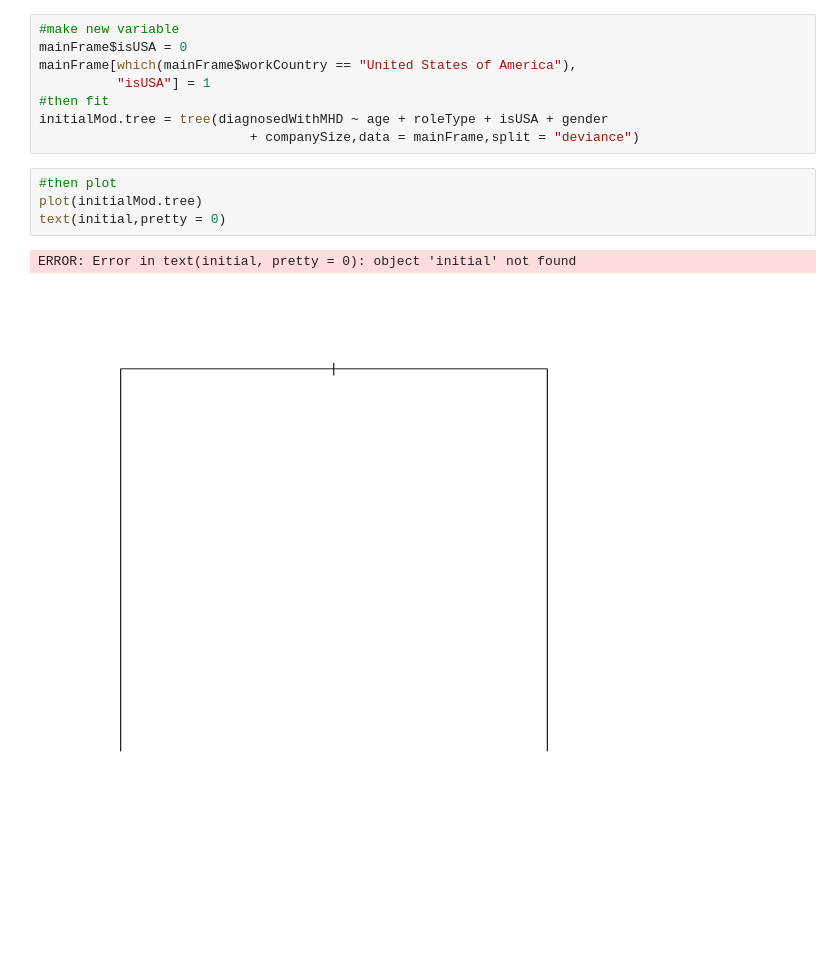
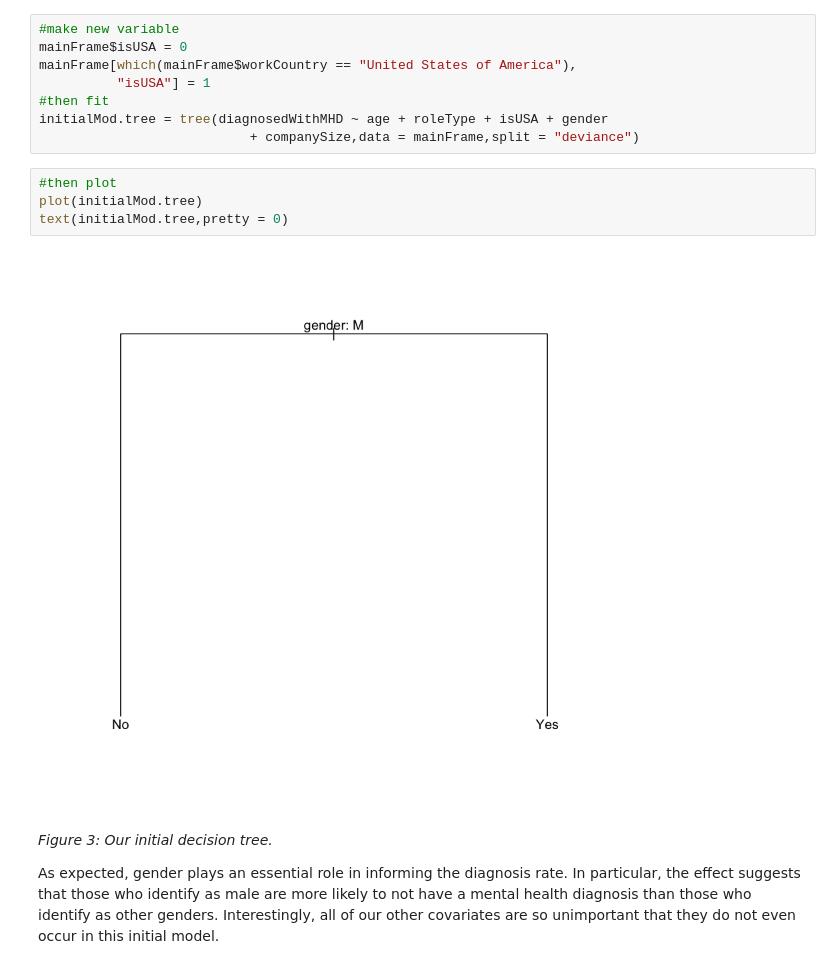
Before and after one commit to PLBMR/mentalHealthDataAnalysis, a Jupyter notebook: osmiMentalHealthInTech/analysis/modelSelection.ipynb, the cells around one changed output. Drawn from its saved outputs; the diff is of its cells as text; blank space fills up the shorter version.

```diff
--- a/osmiMentalHealthInTech/analysis/modelSelection.ipynb
+++ b/osmiMentalHealthInTech/analysis/modelSelection.ipynb
@@ -76,7 +78,10 @@ initialMod.tree = tree(diagnosedWithMHD ~ age + roleType + isUSA + gender
 # %%
 #then plot
 plot(initialMod.tree)
-text(initial,pretty = 0)
+text(initialMod.tree,pretty = 0)
 # %% [output]
-ERROR: Error in text(initial, pretty = 0): object 'initial' not found
-[figure, old version]
+[figure, new version]
+# %% [markdown]
+_Figure 3: Our initial decision tree._
+
+As expected, gender plays an essential role in informing the diagnosis rate. In particular, the effect suggests that those who identify as male are more likely to not have a mental health diagnosis than those who identify as other genders. Interestingly, all of our other covariates are so unimportant that they do not even occur in this initial model.
```
Also changed, not shown: parts of 7 cells of this notebook.
